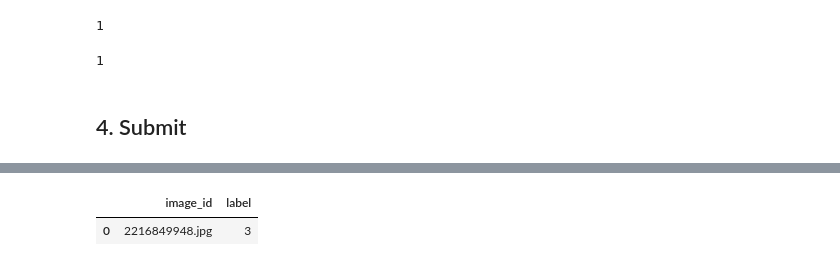
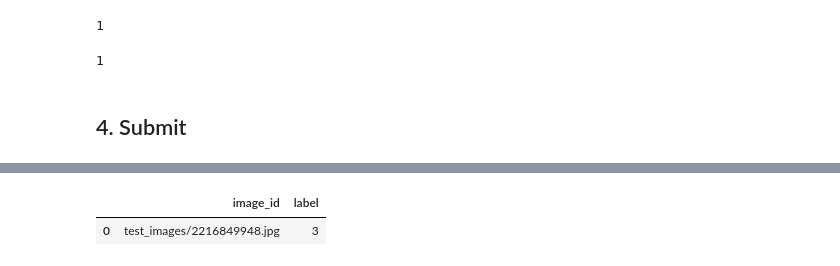
Before and after one commit to anyaconda/my-fastai-project, a Jupyter notebook: myKaggleSubmissions/Cassava/my-kaggle-cassava-1-model_simulateTestDs.ipynb, the cells around one changed output, grey strips where cells are left out. Saved outputs shown, nothing was run; the diff lists cells and outputs as text; code cells hidden in the pictures.

```diff
--- a/myKaggleSubmissions/Cassava/my-kaggle-cassava-1-model_simulateTestDs.ipynb
+++ b/myKaggleSubmissions/Cassava/my-kaggle-cassava-1-model_simulateTestDs.ipynb
@@ -281,15 +289,16 @@ len(test_dl)
 # %%
 sample_submission = pd.read_csv(path/'sample_submission.csv')
 submission = sample_submission.copy()
 
 preds,_ = learn.get_preds(dl=test_dl)
 #preds
 
-submission['label'] = np.argmax(np.array(preds))
+submission['image_id'] = submission['image_id'].apply(lambda x: f'test_images/{x}')
+submission['label'] = preds.argmax(dim=-1).numpy()
 submission.head()
 # %% [output]
 [interactive output not drawn]
 |  | image_id | label |
-| 0 | 2216849948.jpg | 3 |
+| 0 | test_images/2216849948.jpg | 3 |
 # %%
 submission.to_csv('submission.csv', index=False)
```
Also changed, not shown: parts of 14 cells of this notebook.
